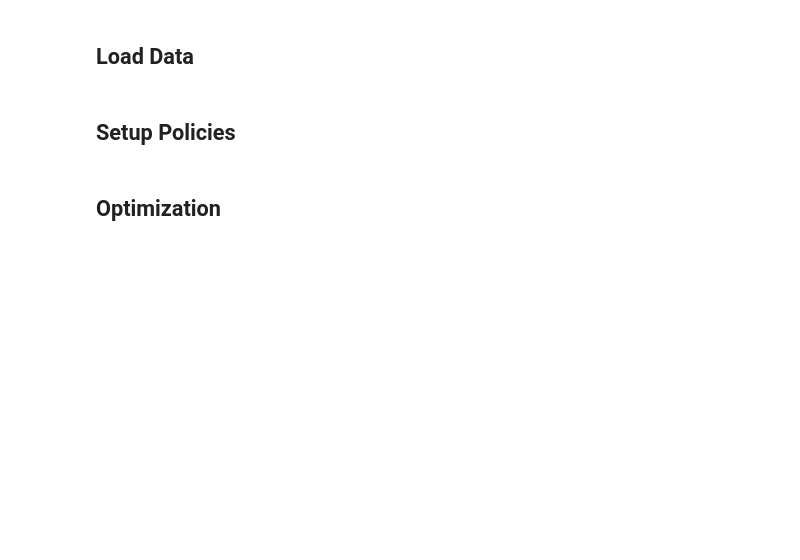
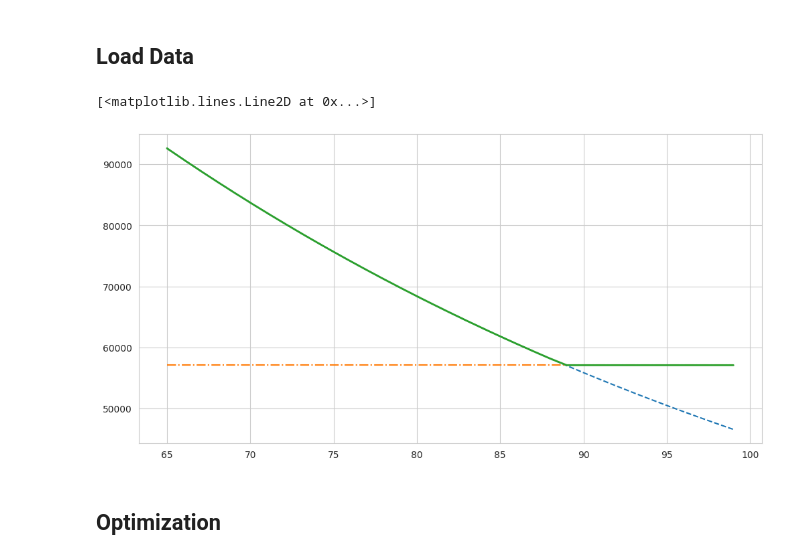
Before and after one commit to Creykish/MADS-Project, a Jupyter notebook: Code/Fixed Policy/optimise.ipynb, the cells around one changed output. Cells and saved outputs as stored; diff of their text form; code cells hidden in the pictures; blank space fills up the shorter version.

```diff
--- a/Code/Fixed Policy/optimise.ipynb
+++ b/Code/Fixed Policy/optimise.ipynb
@@ -90,3 +90,16 @@ WEALTH_PENALTY_STEEPNESS = 1e-4
 # %% [markdown]
 ## Load Data
+# %%
+t = np.arange(0, SIMULATION_YEARS)
+desired_spending_over_time = DESIRED_SPENDING * (1 - SPENDING_DECLINE_RATE) ** t
+consumption_floor_over_time = CONSUMPTION_FLOOR * (1 - FLOOR_DECLINE_RATE) ** t
+spending = np.maximum(desired_spending_over_time, consumption_floor_over_time)
+
+plt.figure(figsize=(12, 6))
+plt.plot(t+65, desired_spending_over_time, label='Desired Spending', linestyle='--')
+plt.plot(t+65, consumption_floor_over_time, label='Consumption Floor', linestyle='-.')
+plt.plot(t+65, spending, label='Effective Spending', linewidth=2)
+# %% [output]
+[<matplotlib.lines.Line2D at 0x...>]
+[figure, added]
 # %%
@@ -100,2 +112,0 @@ else:
-# %% [markdown]
-## Setup Policies
```
Also changed, not shown: parts of 9 cells of this notebook, 8 other files.
